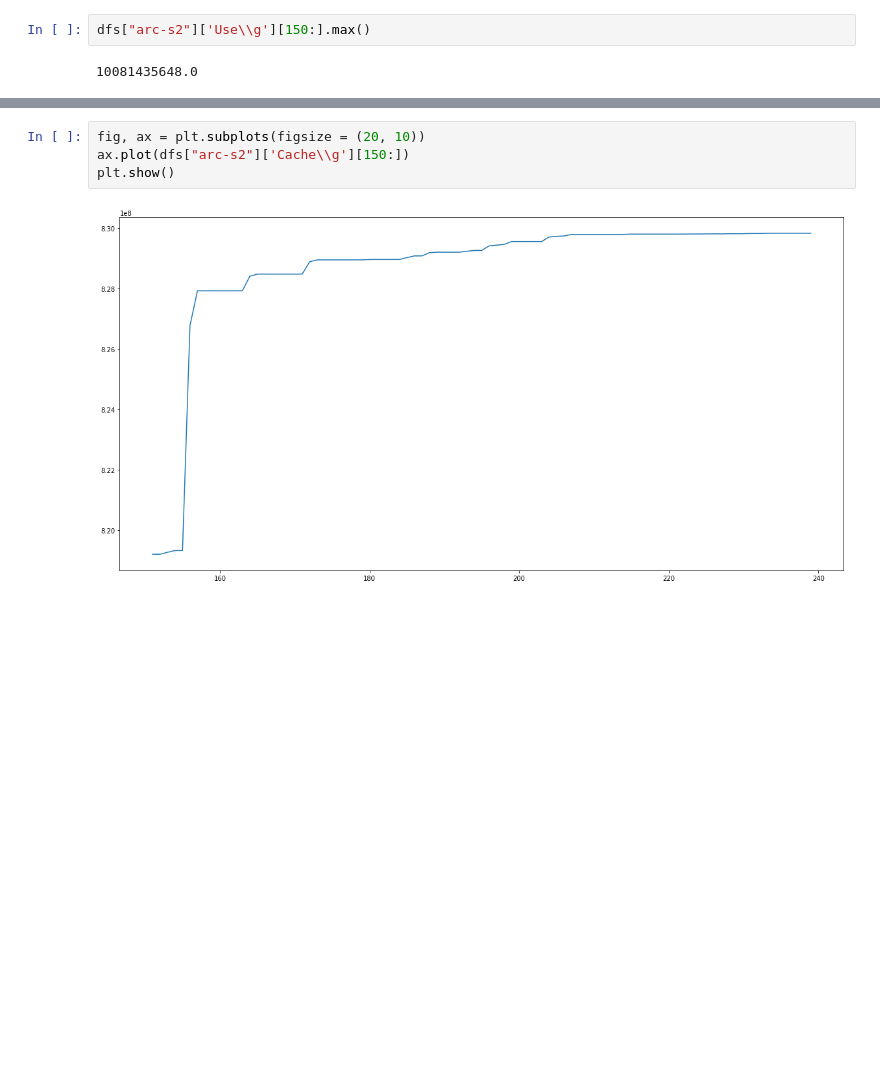
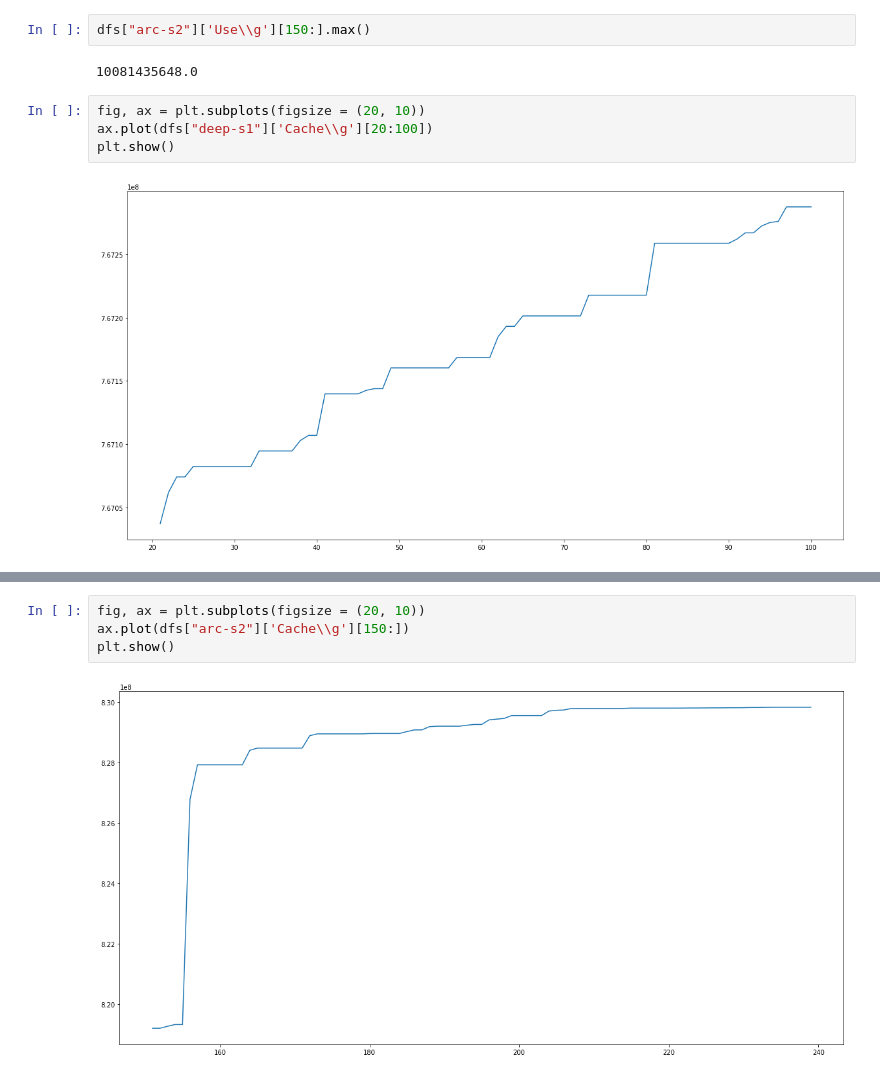
Before and after one commit to ShinsakuOkazaki/master-thesis, a Jupyter notebook: project/rust_knn_streaming/analysis/Untitled.ipynb, the cells around one changed output, grey strips where cells are left out. Saved outputs shown, nothing was run; the diff lists cells and outputs as text; blank space fills up the shorter version.

```diff
--- a/project/rust_knn_streaming/analysis/Untitled.ipynb
+++ b/project/rust_knn_streaming/analysis/Untitled.ipynb
@@ -66,3 +74,9 @@ dfs["deep-s2"]['Use\\g'][140:].max()
 dfs["arc-s2"]['Use\\g'][150:].max()
 # %% [output]
 10081435648.0
+# %%
+fig, ax = plt.subplots(figsize = (20, 10))
+ax.plot(dfs["deep-s1"]['Cache\\g'][20:100])
+plt.show()
+# %% [output]
+[figure, added]
```
Also changed, not shown: parts of 10 cells of this notebook, 14 other files.
